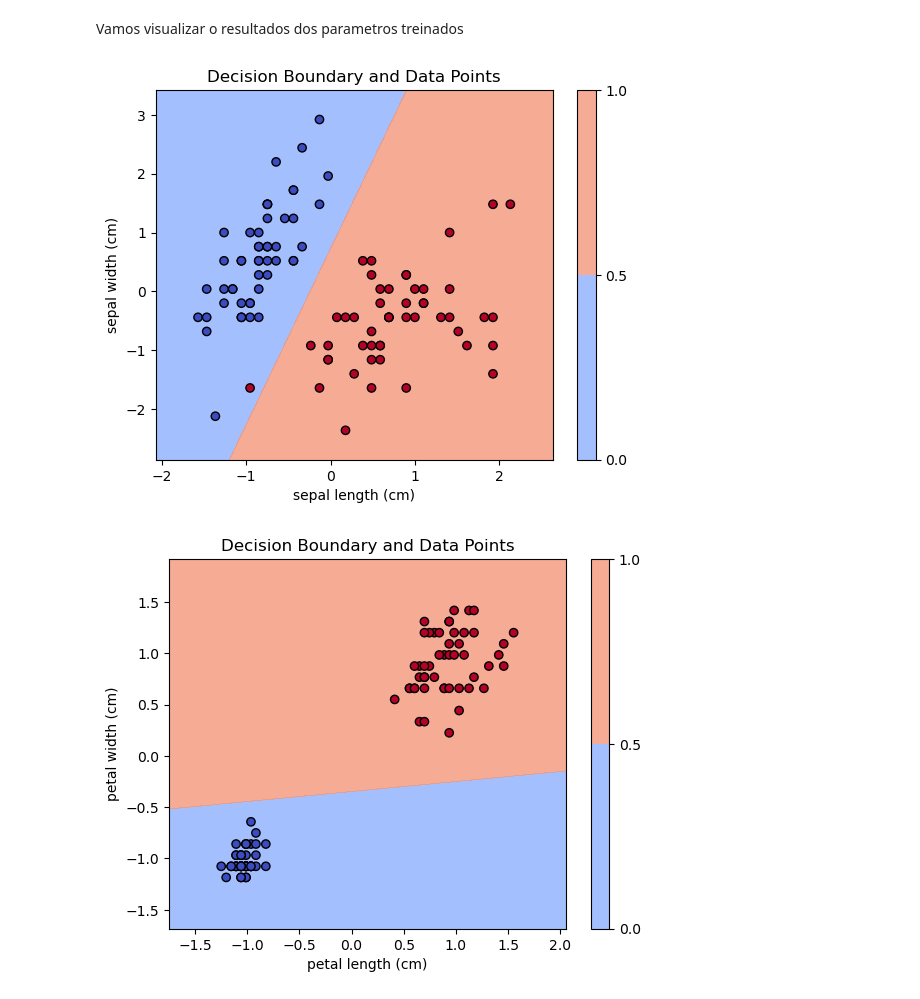
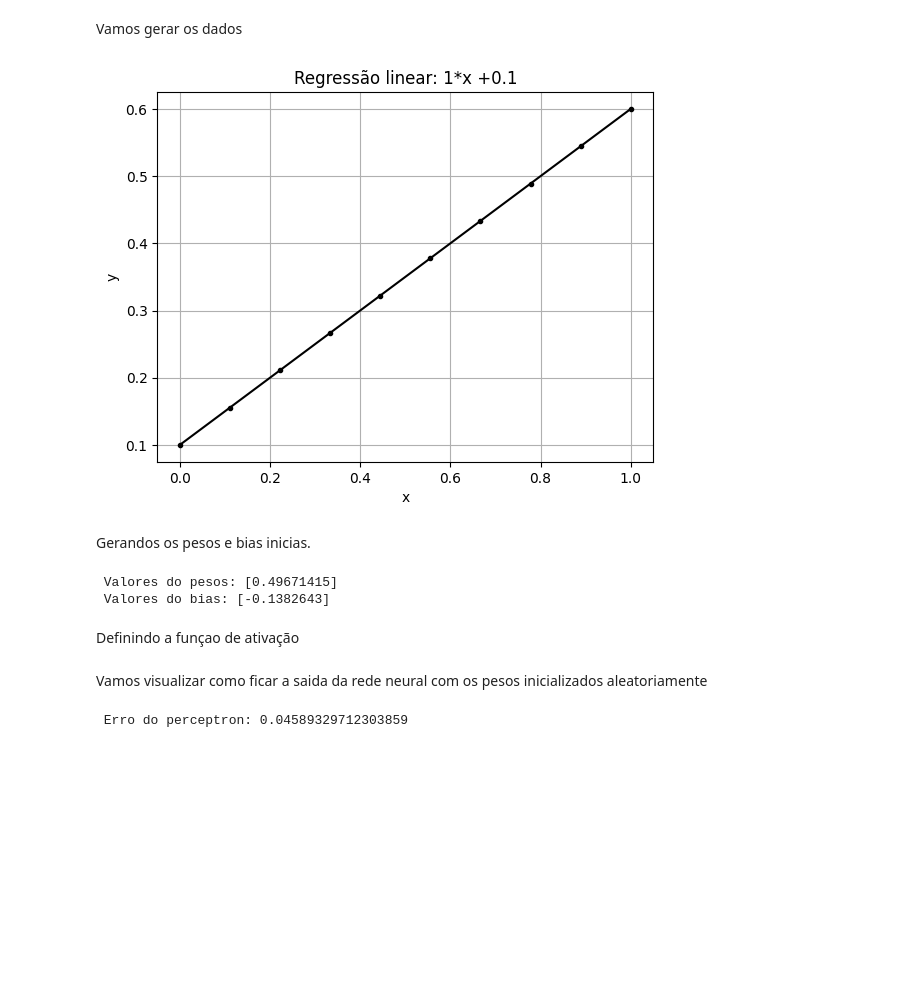
Before and after one commit to Coffee4MePlz/Notebooks_NN_Physics, a Jupyter notebook: 02-Perceptron-Regressao.ipynb, the cells around one changed output. Drawn from its saved outputs; the diff is of its cells as text; code cells hidden in the pictures; blank space fills up the shorter version.

Commit message:
regressão

```diff
--- a/02-Perceptron-Regressao.ipynb
+++ b/02-Perceptron-Regressao.ipynb
@@ -272,22 +0,0 @@ plt.show()
-# %% [markdown]
-Vamos visualizar o resultados dos parametros treinados
-# %%
-# Combina treino e teste para plotagem
-X_combined = np.vstack((X_train, X_test))
-y_combined = np.hstack((y_train, y_test))
-
-
-# Dados do modelo (hipotético)
-model_weights = np.array([ weights[0],  weights[1]])  # Substitua por seus pesos reais
-model_bias = bias                   # Substitua pelo seu viés real
-# Plotar a fronteira de decisão e os pontos
-plot_decision_boundary(X_combined, y_combined, model_weights, model_bias,indice_f1=0,indice_f2=1)
-plt.show()
-
-model_weights = np.array([ weights[2],  weights[3]])  # Substitua por seus pesos reais
-plot_decision_boundary(X_combined, y_combined, model_weights, model_bias,indice_f1=2,indice_f2=3)
-
-plt.show()
-# %% [output]
-[figure, removed]
-[figure, removed]
@@ -293,0 +5,28 @@ plt.show()
+# %% [markdown]
+Vamos gerar os dados
+# %%
+x = np.linspace(0,1,10)    # input
+y = 0.5*x + 0.1 # target
+
+plt.title("Regressão linear: 1*x +0.1")
+plt.plot(x,y,"k.-")
+plt.grid(True)
+plt.xlabel("x")
+plt.ylabel("y")
+plt.show()
+# %% [output]
+[figure, added]
+# %% [markdown]
+Gerandos os pesos e bias inicias.
+# %%
+#Para sempre gerar os mesmo numeros aleatorios
+np.random.seed(42)
+
+w = np.random.randn(1)
+b    = np.random.randn(1)
+print(" Valores do pesos:",w,"\n Valores do bias:",b)
+# %% [output]
+ Valores do pesos: [0.49671415]
+ Valores do bias: [-0.1382643]
+# %% [markdown]
+Definindo a funçao de ativação
@@ -293,0 +40,9 @@ plt.show()
+# %% [markdown]
+Vamos visualizar como ficar a saida da rede neural com os pesos inicializados aleatoriamente
+# %%
+y_saida= [ sigmoid(np.dot(w,i) + b )  for i in x ]
+
+y_saida = np.array(y_saida).reshape(len(y))
+print(" Erro do perceptron:",np.mean((y_saida - y)**2))
+# %% [output]
+ Erro do perceptron: 0.04589329712303859
```
Also changed, not shown: parts of 38 cells of this notebook.
